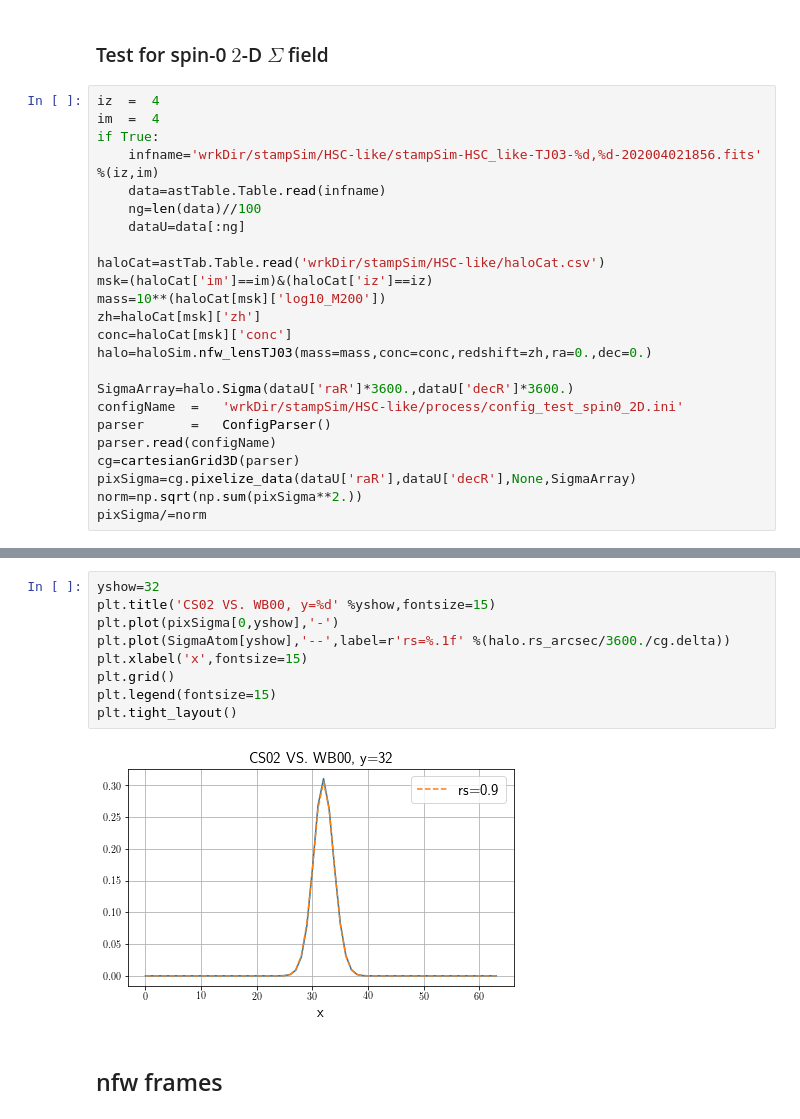
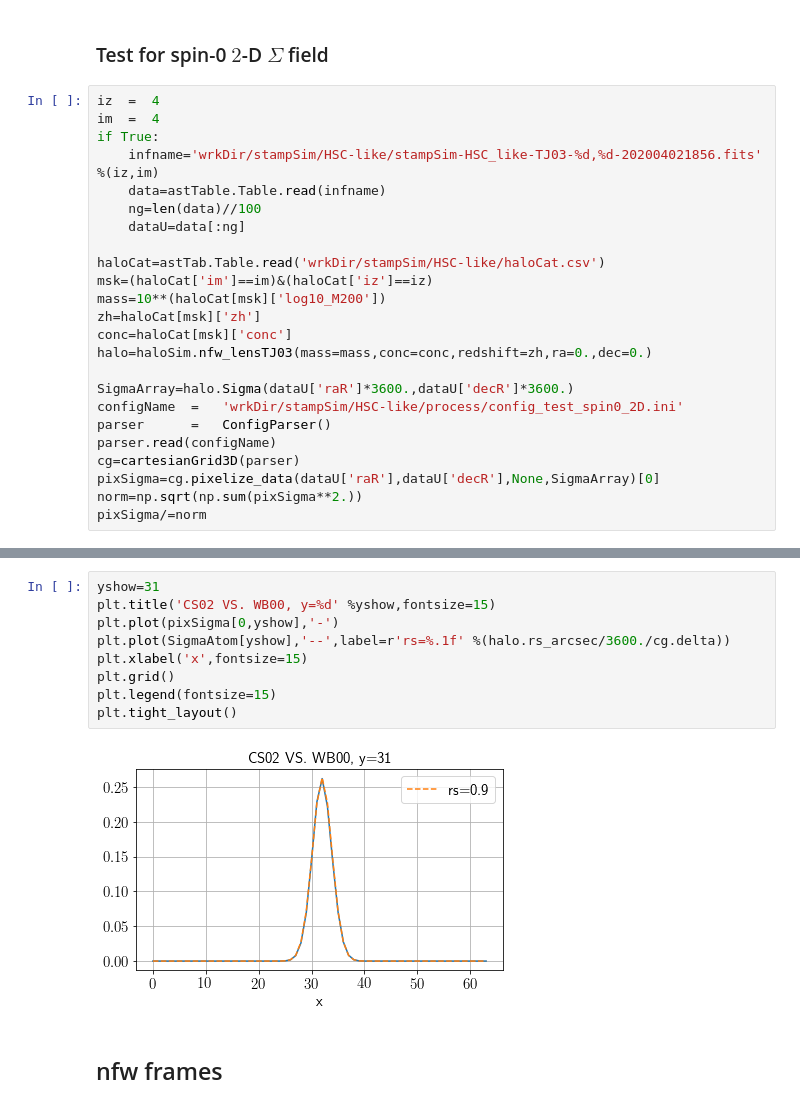
Before and after one commit to mr-superonion/splinv, a Jupyter notebook: notebook/process-stamp-HSClike.ipynb, the cells around one changed output, grey strips where cells are left out. Saved outputs shown, nothing was run; the diff lists cells and outputs as text.

```diff
--- a/notebook/process-stamp-HSClike.ipynb
+++ b/notebook/process-stamp-HSClike.ipynb
@@ -248,7 +247,7 @@ configName  =   'wrkDir/stampSim/HSC-like/process/config_test_spin0_2D.ini'
 parser      =   ConfigParser()
 parser.read(configName)
 cg=cartesianGrid3D(parser)
-pixSigma=cg.pixelize_data(dataU['raR'],dataU['decR'],None,SigmaArray)
+pixSigma=cg.pixelize_data(dataU['raR'],dataU['decR'],None,SigmaArray)[0]
 norm=np.sqrt(np.sum(pixSigma**2.))
 pixSigma/=norm
 # %%
@@ -276,14 +275,14 @@ The RMS of residuals is 0.00036072657178957013
 # %%
-yshow=32
+yshow=31
 plt.title('CS02 VS. WB00, y=%d' %yshow,fontsize=15)
 plt.plot(pixSigma[0,yshow],'-')
 plt.plot(SigmaAtom[yshow],'--',label=r'rs=%.1f' %(halo.rs_arcsec/3600./cg.delta))
 plt.xlabel('x',fontsize=15)
 plt.grid()
 plt.legend(fontsize=15)
 plt.tight_layout()
 # %% [output]
-[figure, old version]
+[figure, new version]
 # %% [markdown]
 ## nfw frames
 # %%
```
Also changed, not shown: parts of 4 cells of this notebook, 3 other files.
